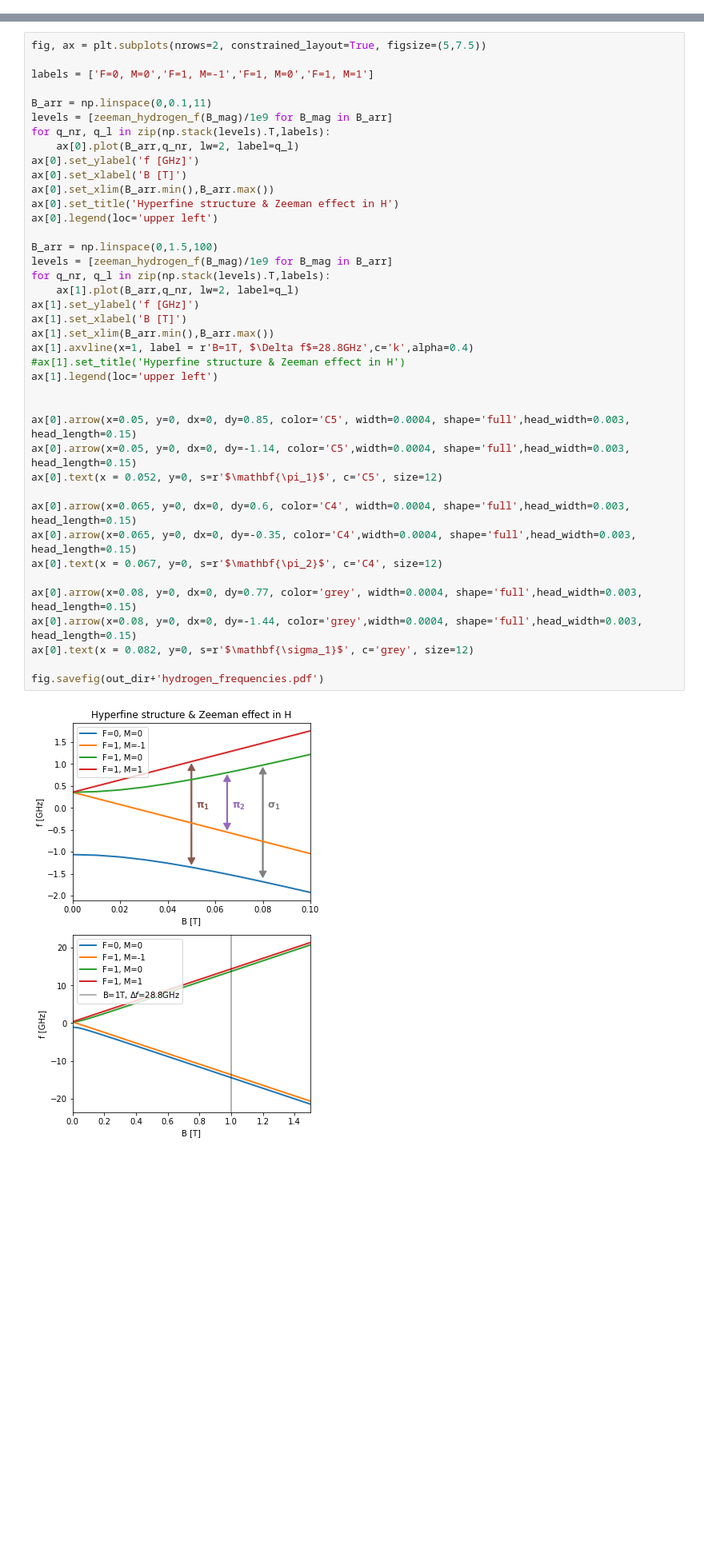
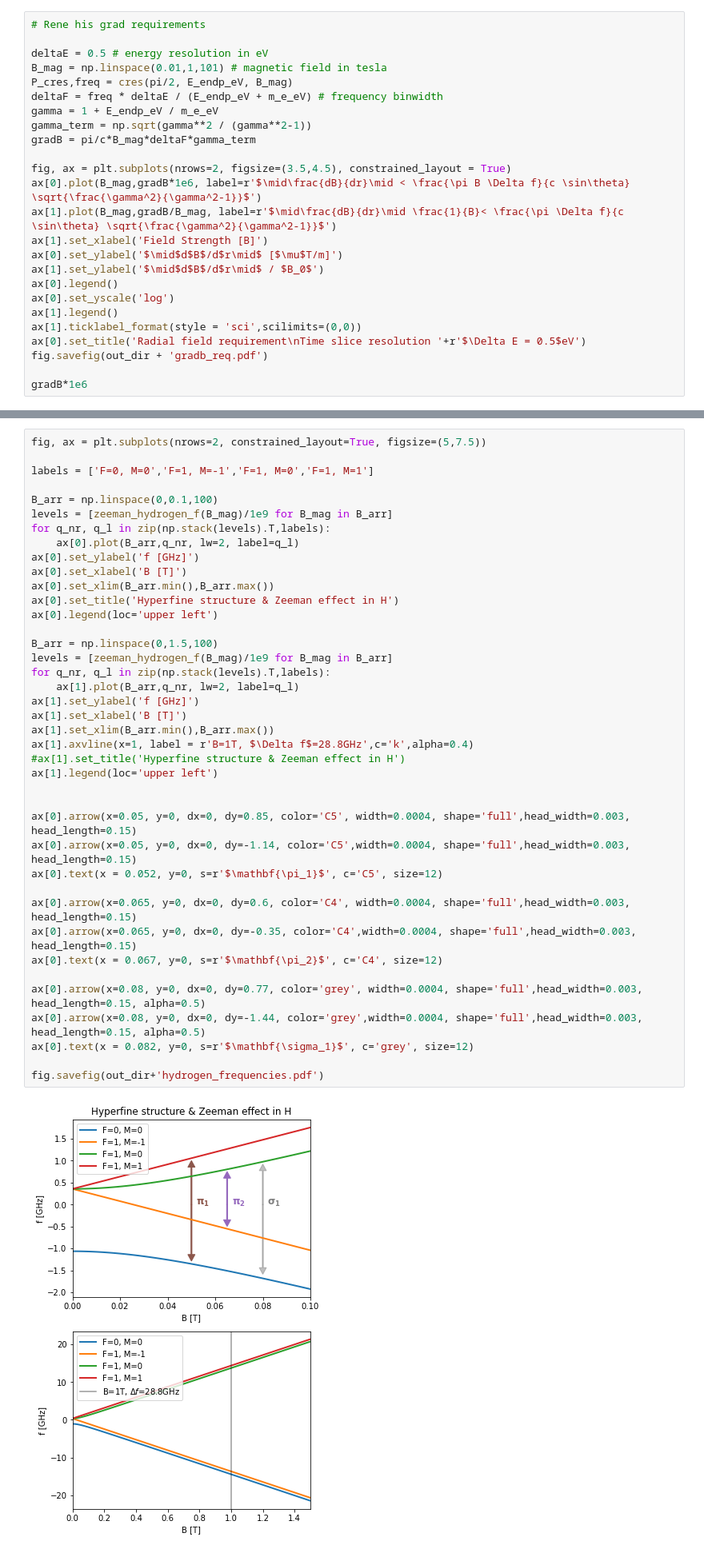
Before and after one commit to Wouter-VDP/P8_frequency_studies, a Jupyter notebook: p8_frequency_toy.ipynb, the cells around one changed output, grey strips where cells are left out. Shown at 80% size. Drawn from its saved outputs; the diff is of its cells as text; blank space fills up the shorter version.

```diff
--- a/p8_frequency_toy.ipynb
+++ b/p8_frequency_toy.ipynb
@@ -193,0 +239,25 @@ number of rotations: 5.3e+05
+# %%
+# Rene his grad requirements
+
+deltaE = 0.5 # energy resolution in eV
+B_mag = np.linspace(0.01,1,101) # magnetic field in tesla
+P_cres,freq = cres(pi/2, E_endp_eV, B_mag)
+deltaF = freq * deltaE / (E_endp_eV + m_e_eV) # frequency binwidth
+gamma = 1 + E_endp_eV / m_e_eV
+gamma_term = np.sqrt(gamma**2 / (gamma**2-1))
+gradB = pi/c*B_mag*deltaF*gamma_term
+
+fig, ax = plt.subplots(nrows=2, figsize=(3.5,4.5), constrained_layout = True)
+ax[0].plot(B_mag,gradB*1e6, label=r'$\mid\frac{dB}{dr}\mid < \frac{\pi B \Delta f}{c \sin\theta} \sqrt{\frac{\gamma^2}{\gamma^2-1}}$')
+ax[1].plot(B_mag,gradB/B_mag, label=r'$\mid\frac{dB}{dr}\mid \frac{1}{B}< \frac{\pi \Delta f}{c \sin\theta} \sqrt{\frac{\gamma^2}{\gamma^2-1}}$')
+ax[1].set_xlabel('Field Strength [B]')
+ax[0].set_ylabel('$\mid$d$B$/d$r\mid$ [$\mu$T/m]')
+ax[1].set_ylabel('$\mid$d$B$/d$r\mid$ / $B_0$')
+ax[0].legend()
+ax[0].set_yscale('log')
+ax[1].legend()
+ax[1].ticklabel_format(style = 'sci',scilimits=(0,0))
+ax[0].set_title('Radial field requirement\nTime slice resolution '+r'$\Delta E = 0.5$eV')
+fig.savefig(out_dir + 'gradb_req.pdf')
+
+gradB*1e6
@@ -334,40 +485,40 @@ fig, ax = plt.subplots(nrows=2, constrained_layout=True, figsize=(5,7.5))
 
 labels = ['F=0, M=0','F=1, M=-1','F=1, M=0','F=1, M=1']
 
-B_arr = np.linspace(0,0.1,11)
+B_arr = np.linspace(0,0.1,100)
 levels = [zeeman_hydrogen_f(B_mag)/1e9 for B_mag in B_arr]
 for q_nr, q_l in zip(np.stack(levels).T,labels):
     ax[0].plot(B_arr,q_nr, lw=2, label=q_l)
 ax[0].set_ylabel('f [GHz]')
 ax[0].set_xlabel('B [T]')
 ax[0].set_xlim(B_arr.min(),B_arr.max())
 ax[0].set_title('Hyperfine structure & Zeeman effect in H')
 ax[0].legend(loc='upper left')
 
 B_arr = np.linspace(0,1.5,100)
 levels = [zeeman_hydrogen_f(B_mag)/1e9 for B_mag in B_arr]
 for q_nr, q_l in zip(np.stack(levels).T,labels):
     ax[1].plot(B_arr,q_nr, lw=2, label=q_l)
 ax[1].set_ylabel('f [GHz]')
 ax[1].set_xlabel('B [T]')
 ax[1].set_xlim(B_arr.min(),B_arr.max())
 ax[1].axvline(x=1, label = r'B=1T, $\Delta f$=28.8GHz',c='k',alpha=0.4)
 #ax[1].set_title('Hyperfine structure & Zeeman effect in H')
 ax[1].legend(loc='upper left')
 
 
 ax[0].arrow(x=0.05, y=0, dx=0, dy=0.85, color='C5', width=0.0004, shape='full',head_width=0.003, head_length=0.15)
 ax[0].arrow(x=0.05, y=0, dx=0, dy=-1.14, color='C5',width=0.0004, shape='full',head_width=0.003, head_length=0.15)
 ax[0].text(x = 0.052, y=0, s=r'$\mathbf{\pi_1}$', c='C5', size=12)
 
 ax[0].arrow(x=0.065, y=0, dx=0, dy=0.6, color='C4', width=0.0004, shape='full',head_width=0.003, head_length=0.15)
 ax[0].arrow(x=0.065, y=0, dx=0, dy=-0.35, color='C4',width=0.0004, shape='full',head_width=0.003, head_length=0.15)
 ax[0].text(x = 0.067, y=0, s=r'$\mathbf{\pi_2}$', c='C4', size=12)
 
-ax[0].arrow(x=0.08, y=0, dx=0, dy=0.77, color='grey', width=0.0004, shape='full',head_width=0.003, head_length=0.15)
-ax[0].arrow(x=0.08, y=0, dx=0, dy=-1.44, color='grey',width=0.0004, shape='full',head_width=0.003, head_length=0.15)
+ax[0].arrow(x=0.08, y=0, dx=0, dy=0.77, color='grey', width=0.0004, shape='full',head_width=0.003, head_length=0.15, alpha=0.5)
+ax[0].arrow(x=0.08, y=0, dx=0, dy=-1.44, color='grey',width=0.0004, shape='full',head_width=0.003, head_length=0.15, alpha=0.5)
 ax[0].text(x = 0.082, y=0, s=r'$\mathbf{\sigma_1}$', c='grey', size=12)
 
 fig.savefig(out_dir+'hydrogen_frequencies.pdf')
 # %% [output]
-[figure, old version]
+[figure, new version]
```
Also changed, not shown: parts of 13 cells of this notebook.
